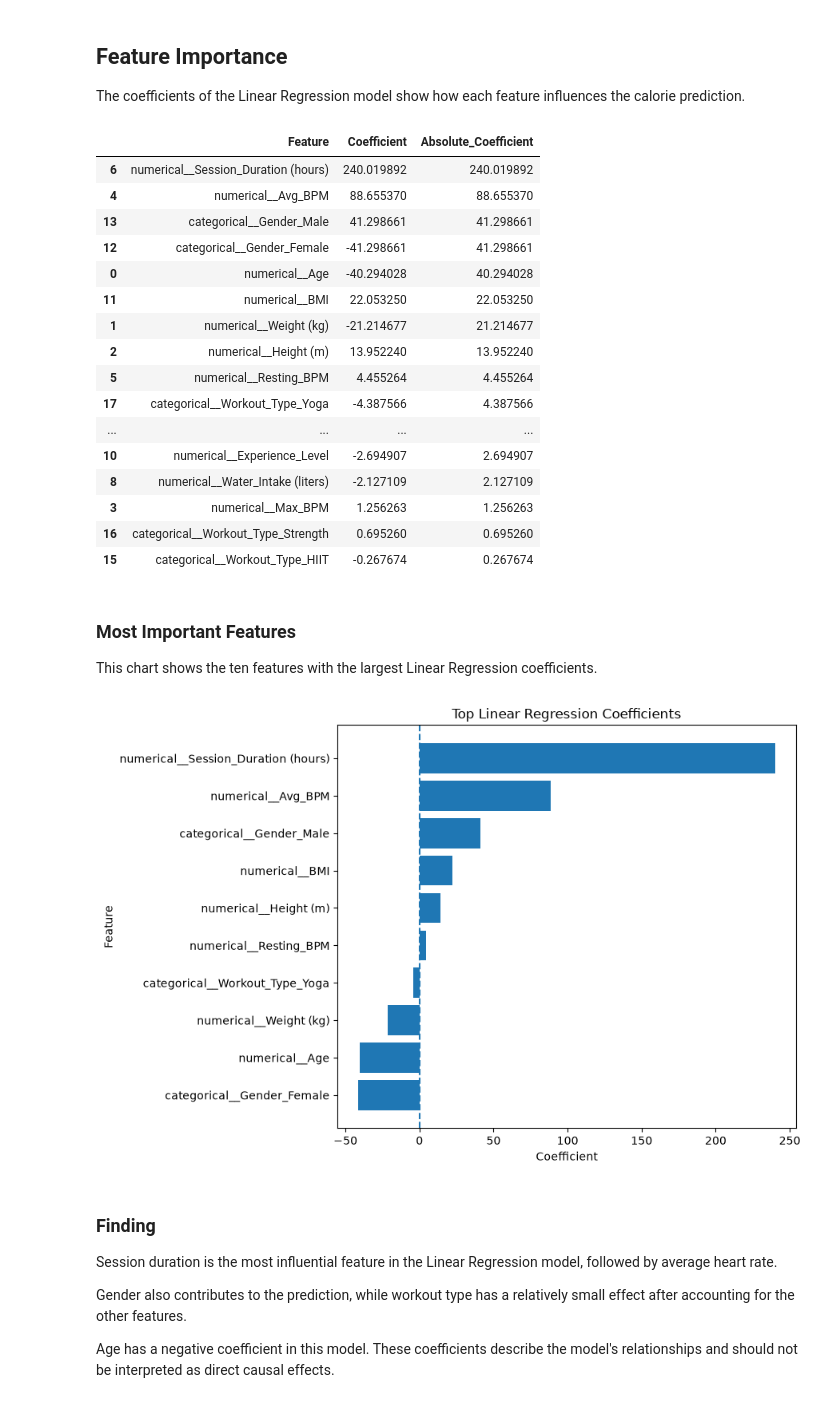
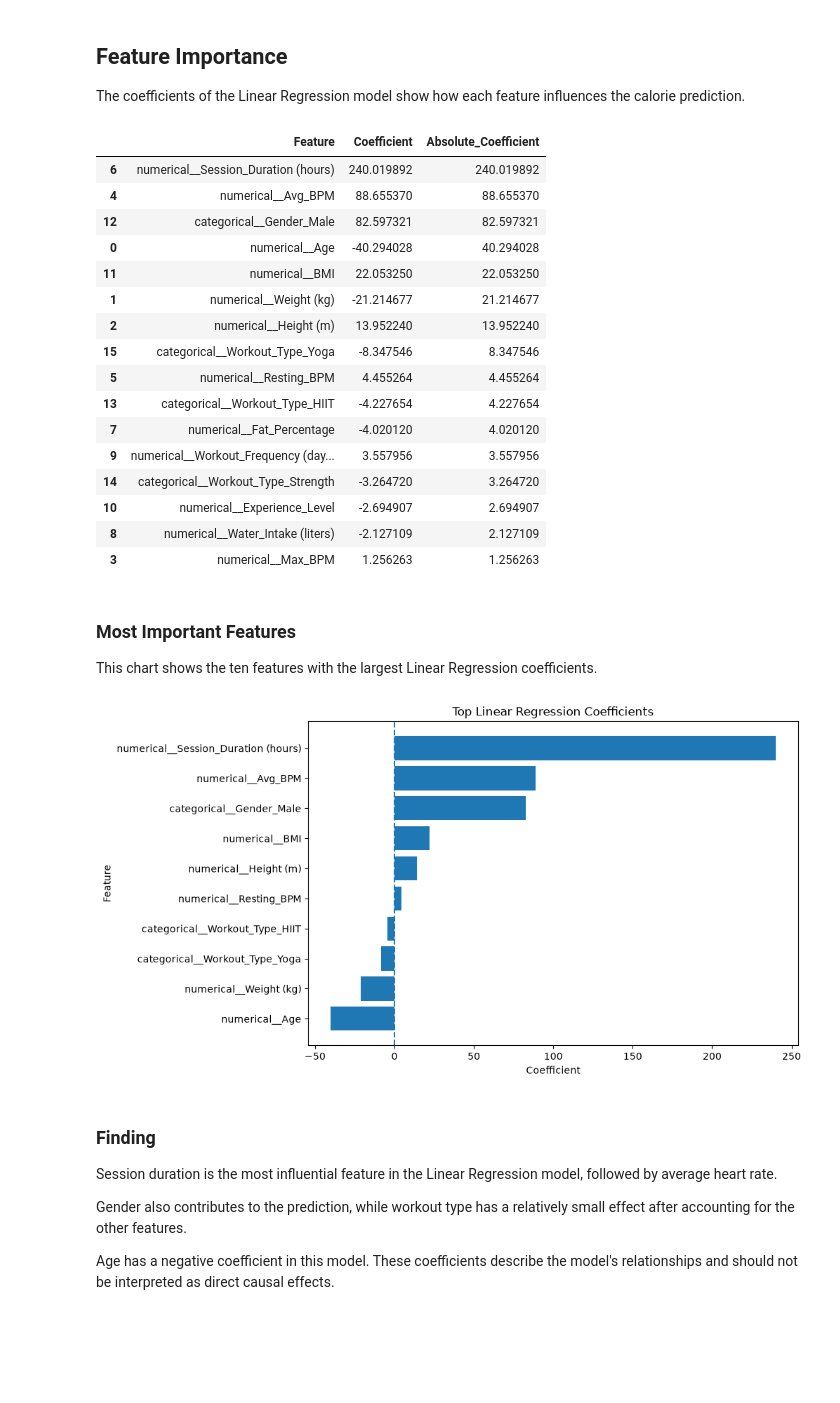
Before and after one commit to altinp92/Portfolio_project, a Jupyter notebook: notebooks/02_modelling.ipynb, the cells around one changed output. Saved outputs shown, nothing was run; the diff lists cells and outputs as text; code cells hidden in the pictures; blank space fills up the shorter version.

```diff
--- a/notebooks/02_modelling.ipynb
+++ b/notebooks/02_modelling.ipynb
@@ -112,7 +112,7 @@ from sklearn.preprocessing import OneHotEncoder, StandardScaler
 
 preprocessor = ColumnTransformer( transformers= [
     ('numerical', StandardScaler(), numerical_columns),
-    ('categorical', OneHotEncoder(handle_unknown="ignore"), categorical_columns)
+    ('categorical', OneHotEncoder(drop="first", handle_unknown="ignore"), categorical_columns)
 
 ])
 
@@ -121,29 +123,3 @@ print('The preprocessing pipline is ready')
 ## Linear Regression Model
 
 This model uses the input features to learn a linear relationship with calories burned.
-# %%
-from sklearn.pipeline import Pipeline
-from sklearn.linear_model import LinearRegression
-from sklearn.metrics import mean_absolute_error, mean_squared_error, r2_score
-
-linear_model = Pipeline(
-    steps=[
-        ("data_preparing", preprocessor),
-        ("model", LinearRegression())
-    ]
-)
-
-linear_model.fit(X_train, y_train)
-
-linear_predictions = linear_model.predict(X_test)
-
-linear_mae = mean_absolute_error(y_test, linear_predictions)
-linear_rmse = mean_squared_error(y_test, linear_predictions) ** 0.5
-linear_r2 = r2_score(y_test, linear_predictions)
-
-print("Linear Regression MAE:", linear_mae)
-print("Linear Regression RMSE:", linear_rmse)
-print("Linear Regression R²:", linear_r2)
-
-print(linear_model.named_steps["data_preparing"])
-linear_model.named_steps["model"]
@@ -403,20 +363,20 @@ coefficient_table
 |  | Feature | Coefficient | Absolute_Coefficient |
 | 6 | numerical__Session_Duration (hours) | 240.019892 | 240.019892 |
 | 4 | numerical__Avg_BPM | 88.655370 | 88.655370 |
-| 13 | categorical__Gender_Male | 41.298661 | 41.298661 |
-| 12 | categorical__Gender_Female | -41.298661 | 41.298661 |
+| 12 | categorical__Gender_Male | 82.597321 | 82.597321 |
 | 0 | numerical__Age | -40.294028 | 40.294028 |
 | 11 | numerical__BMI | 22.053250 | 22.053250 |
 | 1 | numerical__Weight (kg) | -21.214677 | 21.214677 |
 | 2 | numerical__Height (m) | 13.952240 | 13.952240 |
+| 15 | categorical__Workout_Type_Yoga | -8.347546 | 8.347546 |
 | 5 | numerical__Resting_BPM | 4.455264 | 4.455264 |
-| 17 | categorical__Workout_Type_Yoga | -4.387566 | 4.387566 |
-| ... | ... | ... | ... |
+| 13 | categorical__Workout_Type_HIIT | -4.227654 | 4.227654 |
+| 7 | numerical__Fat_Percentage | -4.020120 | 4.020120 |
+| 9 | numerical__Workout_Frequency (day... | 3.557956 | 3.557956 |
+| 14 | categorical__Workout_Type_Strength | -3.264720 | 3.264720 |
 | 10 | numerical__Experience_Level | -2.694907 | 2.694907 |
 | 8 | numerical__Water_Intake (liters) | -2.127109 | 2.127109 |
 | 3 | numerical__Max_BPM | 1.256263 | 1.256263 |
-| 16 | categorical__Workout_Type_Strength | 0.695260 | 0.695260 |
-| 15 | categorical__Workout_Type_HIIT | -0.267674 | 0.267674 |
 # %% [markdown]
 ### Most Important Features
 
@@ -424,30 +384,30 @@ This chart shows the ten features with the largest Linear Regression coefficient
 # %%
 top_coefficients = (
     coefficient_table
     .head(10)
     .sort_values(by="Coefficient")
 )
 
 plt.figure(figsize=(9, 6))
 
 plt.barh(
     top_coefficients["Feature"],
     top_coefficients["Coefficient"]
 )
 
 plt.axvline(
     x=0,
     linestyle="--"
 )
 
 plt.title("Top Linear Regression Coefficients")
 plt.xlabel("Coefficient")
 plt.ylabel("Feature")
-plt.tight_layout()
+
 
 plt.show()
 # %% [output]
-[figure, old version]
+[figure, new version]
 # %% [markdown]
 ### Finding
 
```
Also changed, not shown: parts of 6 cells of this notebook, 2 other files.
